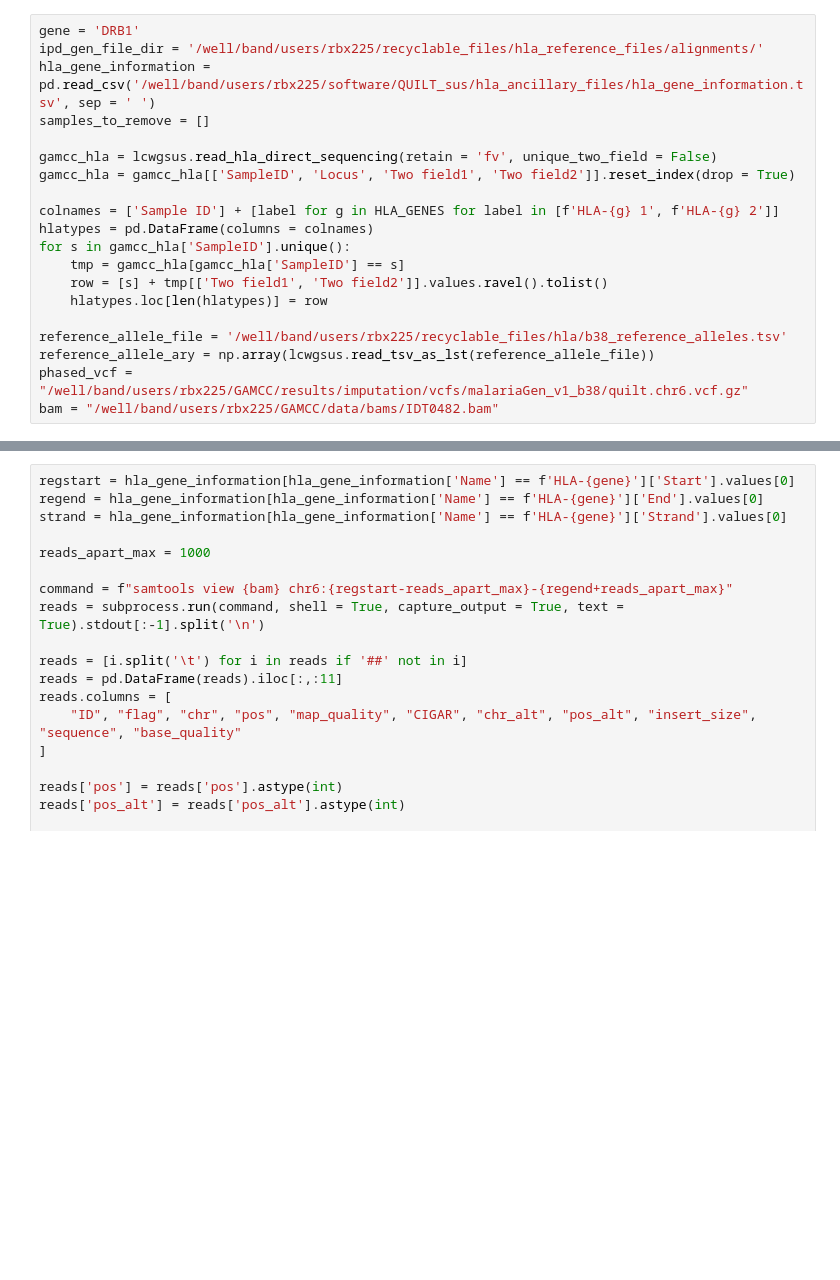
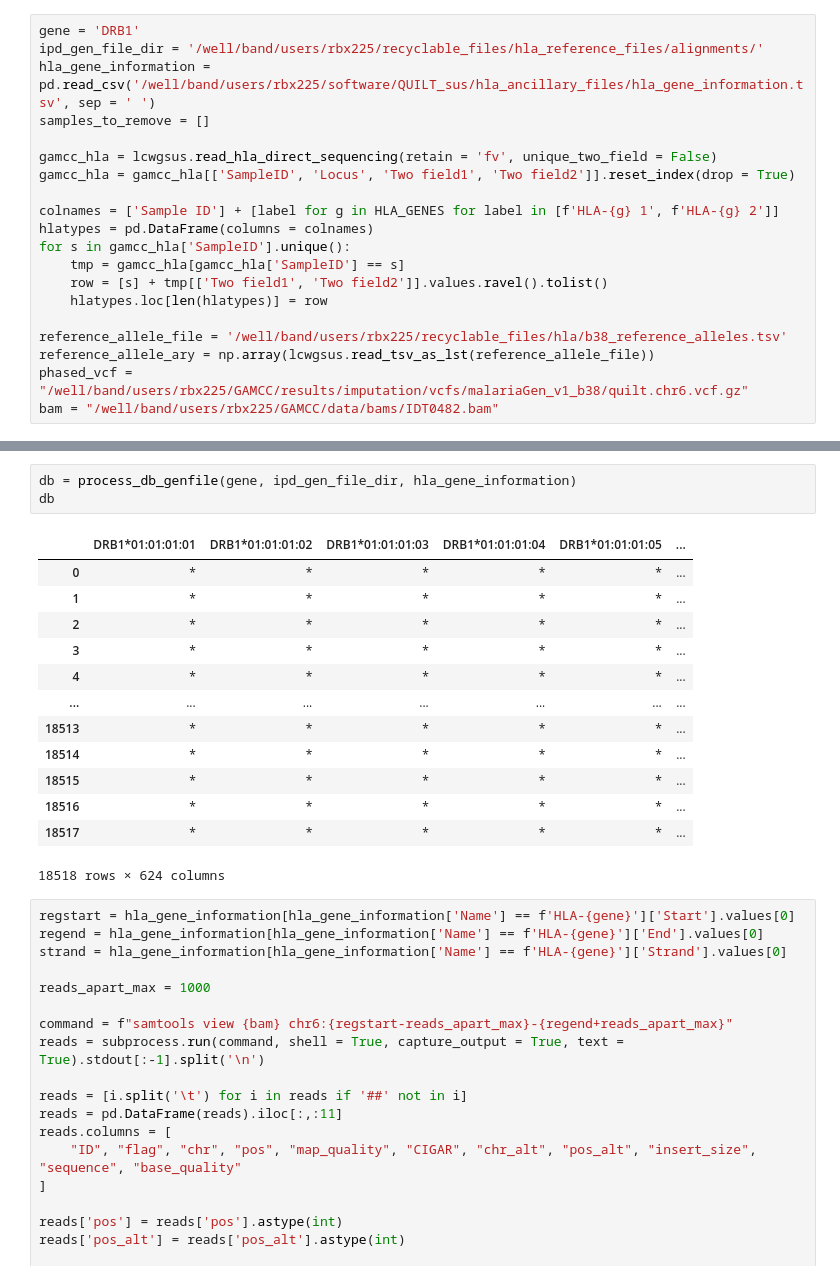
Before and after one commit to Suuuuuuuus/QUILT_sus, a Jupyter notebook: QUILT/Python/aligner.ipynb, the cells around one changed output, grey strips where cells are left out. Drawn from its saved outputs; the diff is of its cells as text; blank space fills up the shorter version.

```diff
--- a/QUILT/Python/aligner.ipynb
+++ b/QUILT/Python/aligner.ipynb
@@ -210,3 +140,20 @@ db
+# %%
+db = process_db_genfile(gene, ipd_gen_file_dir, hla_gene_information)
+db
+# %% [output]
+|  | DRB1*01:01:01:01 | DRB1*01:01:01:02 | DRB1*01:01:01:03 | DRB1*01:01:01:04 | DRB1*01:01:01:05 | ... |
+| 0 | * | * | * | * | * | ... |
+| 1 | * | * | * | * | * | ... |
+| 2 | * | * | * | * | * | ... |
+| 3 | * | * | * | * | * | ... |
+| 4 | * | * | * | * | * | ... |
+| ... | ... | ... | ... | ... | ... | ... |
+| 18513 | * | * | * | * | * | ... |
+| 18514 | * | * | * | * | * | ... |
+| 18515 | * | * | * | * | * | ... |
+| 18516 | * | * | * | * | * | ... |
+| 18517 | * | * | * | * | * | ... |
+18518 rows × 624 columns
 # %%
 regstart = hla_gene_information[hla_gene_information['Name'] == f'HLA-{gene}']['Start'].values[0]
 regend = hla_gene_information[hla_gene_information['Name'] == f'HLA-{gene}']['End'].values[0]
```
Also changed, not shown: parts of 7 cells of this notebook.
